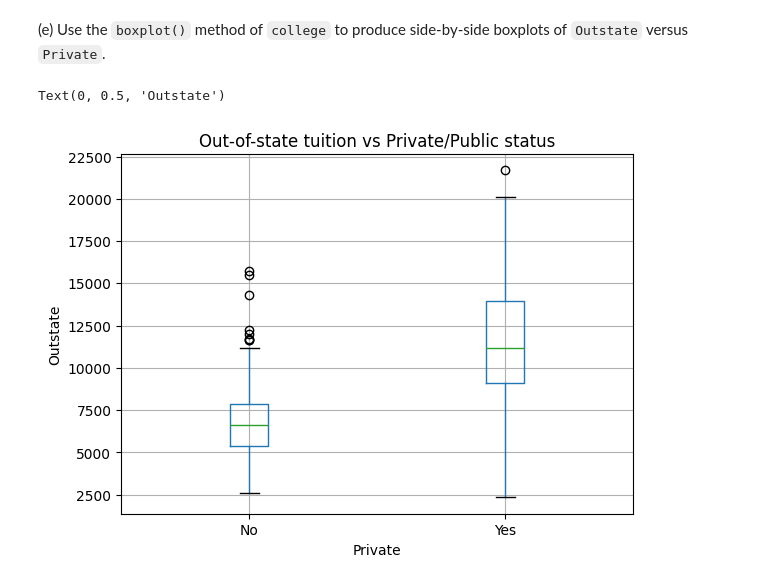
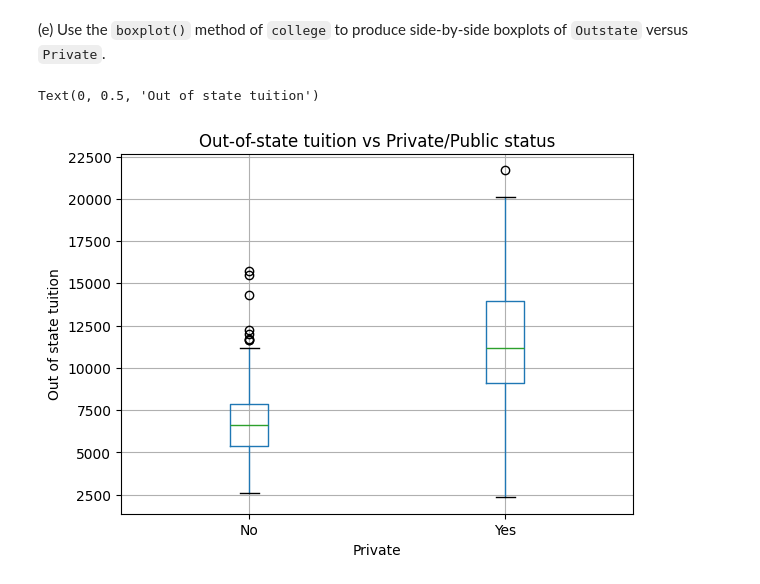
Before and after one commit to Gremlet/databehandling-lab, a Jupyter notebook: lab.ipynb, the cells around one changed output. Cells and saved outputs as stored; diff of their text form; code cells hidden in the pictures.

```diff
--- a/lab.ipynb
+++ b/lab.ipynb
@@ -104,11 +104,11 @@ array([[<Axes: xlabel='Top10perc', ylabel='Top10perc'>,
 # %%
 import matplotlib.pyplot as plt
 
 college.boxplot(column="Outstate", by="Private")
 plt.title("Out-of-state tuition vs Private/Public status")
 plt.suptitle("")
 plt.xlabel("Private")
-plt.ylabel("Outstate")
+plt.ylabel("Out of state tuition")
 # %% [output]
-Text(0, 0.5, 'Outstate')
+Text(0, 0.5, 'Out of state tuition')
-[figure, old version]
+[figure, new version]
```
Also changed, not shown: parts of 20 cells of this notebook.
